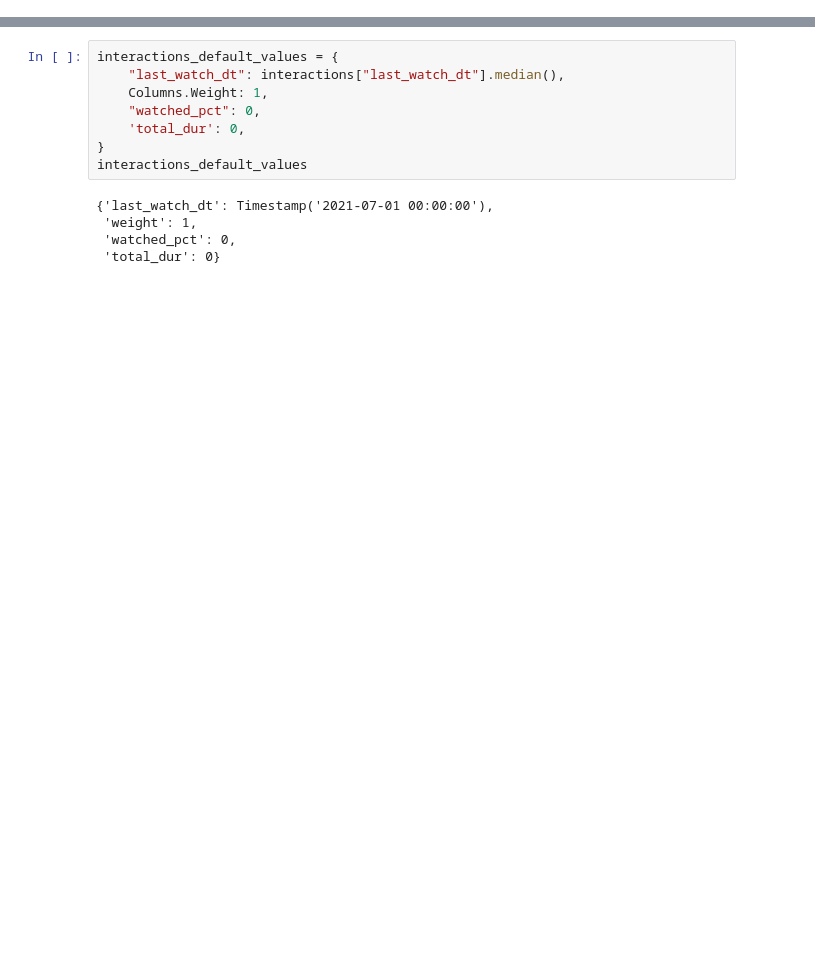
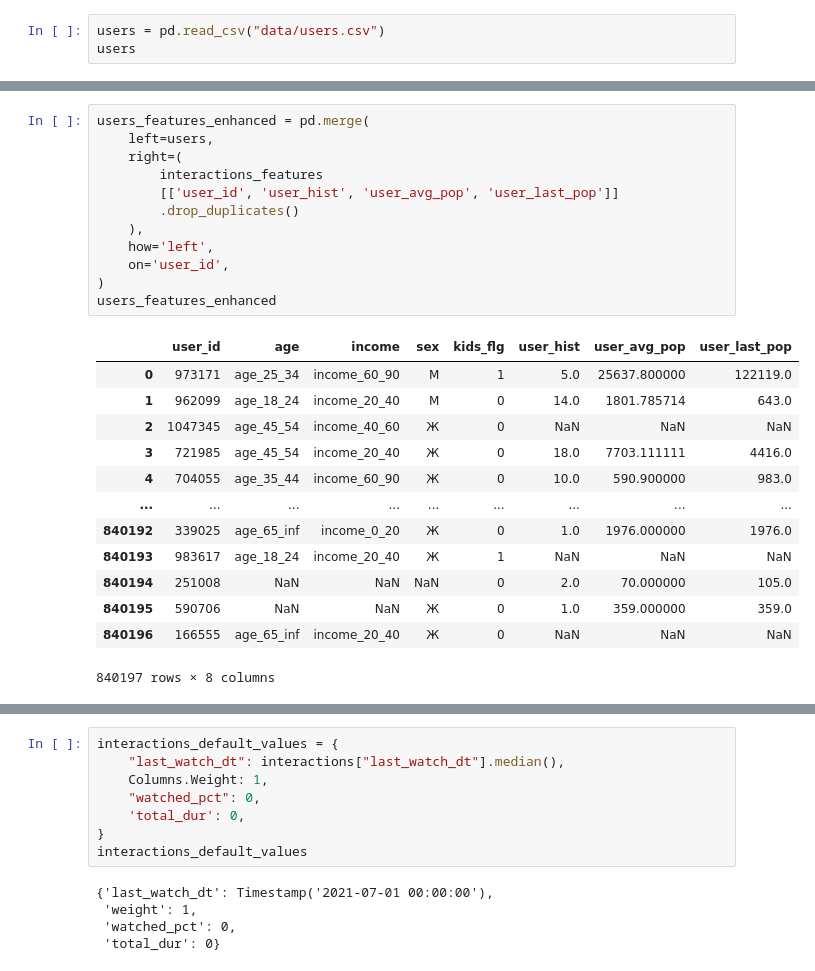
Before and after one commit to sesevasa64/RecoServiceTemplate, a Jupyter notebook: notebooks/hw5.ipynb, the cells around one changed output, grey strips where cells are left out. Cells and saved outputs as stored; diff of their text form; blank space fills up the shorter version.

```diff
--- a/notebooks/hw5.ipynb
+++ b/notebooks/hw5.ipynb
@@ -10,0 +32,3 @@ warnings.filterwarnings('ignore')
+# %%
+users = pd.read_csv("data/users.csv")
+users
@@ -28,0 +247,26 @@ interactions
+# %%
+users_features_enhanced = pd.merge(
+    left=users,
+    right=(
+        interactions_features
+        [['user_id', 'user_hist', 'user_avg_pop', 'user_last_pop']]
+        .drop_duplicates()
+    ),
+    how='left',
+    on='user_id',
+)
+users_features_enhanced
+# %% [output]
+|  | user_id | age | income | sex | kids_flg | user_hist | user_avg_pop | user_last_pop |
+| 0 | 973171 | age_25_34 | income_60_90 | М | 1 | 5.0 | 25637.800000 | 122119.0 |
+| 1 | 962099 | age_18_24 | income_20_40 | М | 0 | 14.0 | 1801.785714 | 643.0 |
+| 2 | 1047345 | age_45_54 | income_40_60 | Ж | 0 | NaN | NaN | NaN |
+| 3 | 721985 | age_45_54 | income_20_40 | Ж | 0 | 18.0 | 7703.111111 | 4416.0 |
+| 4 | 704055 | age_35_44 | income_60_90 | Ж | 0 | 10.0 | 590.900000 | 983.0 |
+| ... | ... | ... | ... | ... | ... | ... | ... | ... |
+| 840192 | 339025 | age_65_inf | income_0_20 | Ж | 0 | 1.0 | 1976.000000 | 1976.0 |
+| 840193 | 983617 | age_18_24 | income_20_40 | Ж | 1 | NaN | NaN | NaN |
+| 840194 | 251008 | NaN | NaN | NaN | 0 | 2.0 | 70.000000 | 105.0 |
+| 840195 | 590706 | NaN | NaN | Ж | 0 | 1.0 | 359.000000 | 359.0 |
+| 840196 | 166555 | age_65_inf | income_20_40 | Ж | 0 | NaN | NaN | NaN |
+840197 rows × 8 columns
```
Also changed, not shown: parts of 29 cells of this notebook.
